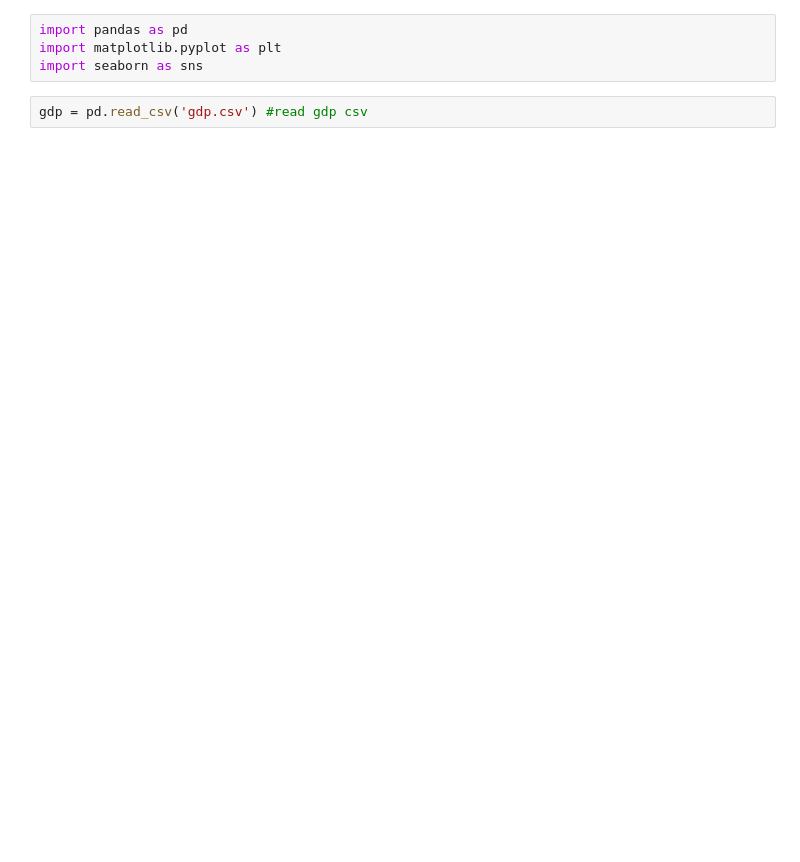
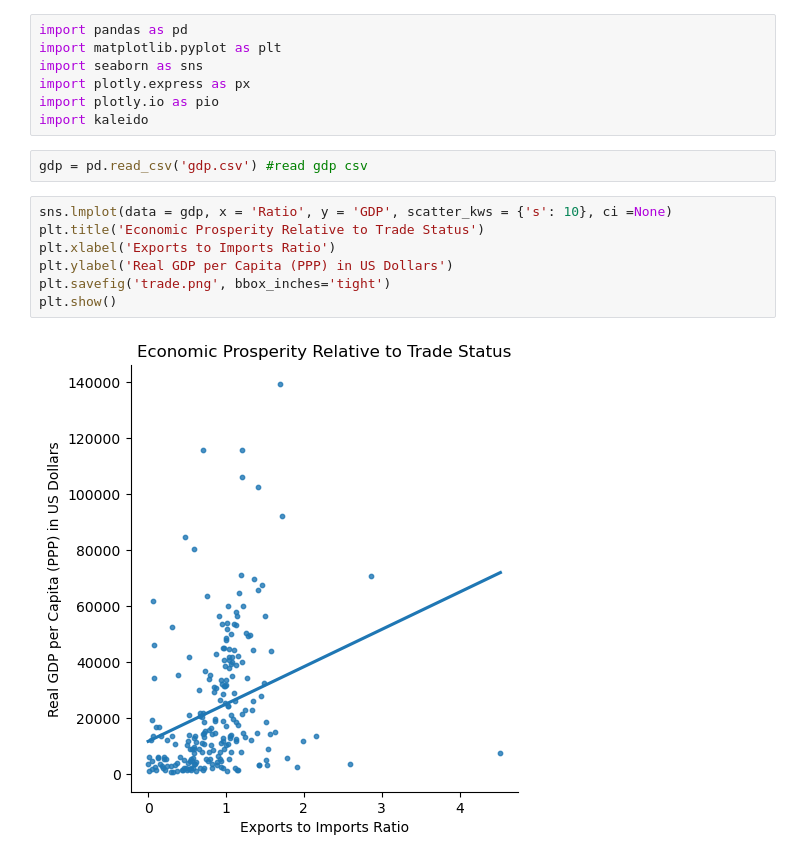
Before and after one commit to davisdowdle/semesterproject, a Jupyter notebook: eda.ipynb, the cells around one changed output. Cells and saved outputs as stored; diff of their text form; blank space fills up the shorter version.

```diff
--- a/eda.ipynb
+++ b/eda.ipynb
@@ -2,6 +2,18 @@
 import pandas as pd
 import matplotlib.pyplot as plt
 import seaborn as sns
+import plotly.express as px
+import plotly.io as pio
+import kaleido
 # %%
 gdp = pd.read_csv('gdp.csv') #read gdp csv
+# %%
+sns.lmplot(data = gdp, x = 'Ratio', y = 'GDP', scatter_kws = {'s': 10}, ci =None)
+plt.title('Economic Prosperity Relative to Trade Status')
+plt.xlabel('Exports to Imports Ratio')
+plt.ylabel('Real GDP per Capita (PPP) in US Dollars')
+plt.savefig('trade.png', bbox_inches='tight')
+plt.show()
+# %% [output]
+[figure, added]
 # %%
```
Also changed, not shown: parts of 7 cells of this notebook, 10 other files.
